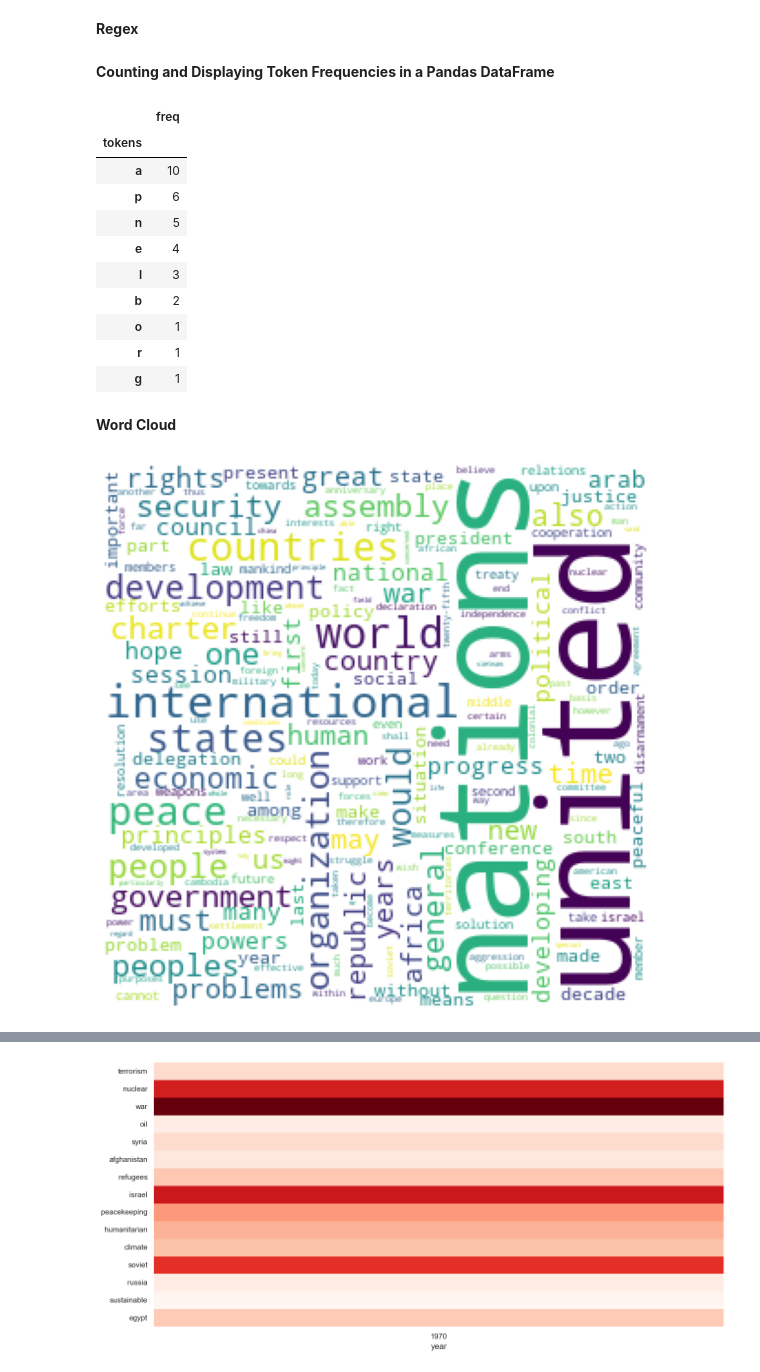
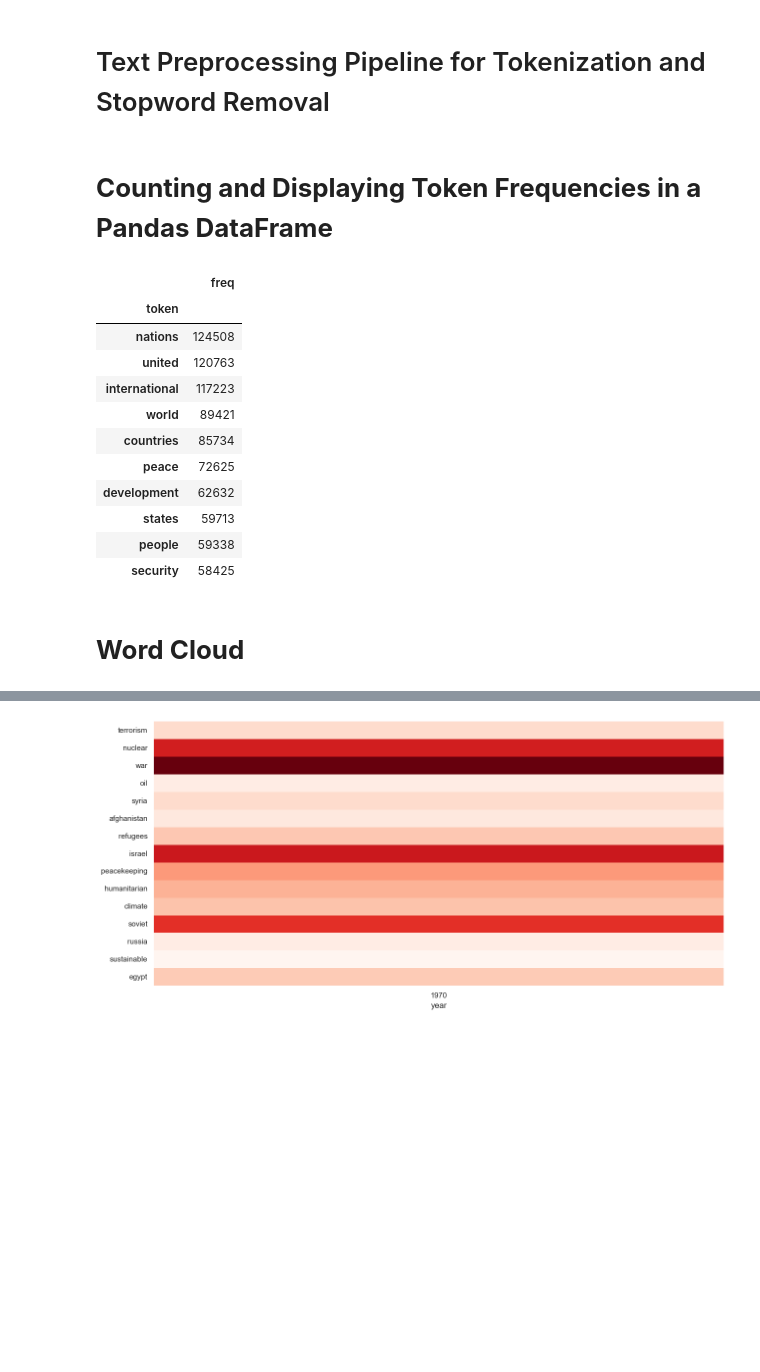
Before and after one commit to KeerthiR02/TextBasedAnalysis, a Jupyter notebook: Classwork 3 (2).ipynb, the cells around one changed output, grey strips where cells are left out. Drawn from its saved outputs; the diff is of its cells as text; code cells hidden in the pictures; blank space fills up the shorter version.

```diff
--- a/Classwork 3 (2).ipynb
+++ b/Classwork 3 (2).ipynb
@@ -37,7 +37,7 @@ print(stopwords)
 [nltk_data]     C:\Users\keert\AppData\Roaming\nltk_data...
 [nltk_data]   Package stopwords is already up-to-date!
 # %% [markdown]
-**Regex**
+# Text Preprocessing Pipeline for Tokenization and Stopword Removal
 # %%
 import regex as re
 def tokenize(text):
@@ -52,47 +52,29 @@ def prepare(text, pipeline):
   return tokens
 df['tokens'] = df['text'].apply(prepare, pipeline=pipeline)
 # %% [markdown]
-**Counting and Displaying Token Frequencies in a Pandas DataFrame**
+# **Counting and Displaying Token Frequencies in a Pandas DataFrame**
 # %%
-import pandas as pd
 from collections import Counter
-
-# Assuming df is your DataFrame with a column named 'tokens'
-# Replace this sample data with your actual DataFrame
-data = {'tokens': ['apple', 'banana', 'apple', 'orange', 'banana', 'apple']}
-df = pd.DataFrame(data)
-
 counter = Counter()
 df['tokens'].map(counter.update)
-freq_df = pd.DataFrame.from_dict(counter, orient='index', columns=['freq'])
-freq_df = freq_df[freq_df['freq'] >= 1]
-freq_df.index.name = 'tokens'
+freq_df = pd.DataFrame.from_dict(counter, orient='index',
+columns=['freq'])
+freq_df = freq_df.query('freq >= 1')
+freq_df.index.name = 'token'
 freq_df = freq_df.sort_values('freq', ascending=False)
 freq_df.head(10)
 # %% [output]
 |  | freq |
-| tokens |  |
-| a | 10 |
-| p | 6 |
-| n | 5 |
-| e | 4 |
-| l | 3 |
-| b | 2 |
-| o | 1 |
-| r | 1 |
-| g | 1 |
+| token |  |
+| nations | 124508 |
+| united | 120763 |
+| international | 117223 |
+| world | 89421 |
+| countries | 85734 |
+| peace | 72625 |
+| development | 62632 |
+| states | 59713 |
+| people | 59338 |
+| security | 58425 |
 # %% [markdown]
-**Word Cloud**
+# **Word Cloud**
-# %%
-from wordcloud import WordCloud
-from matplotlib import pyplot as plt
-wc = WordCloud(background_color='white', width = 300, height=300, margin=2)
-wc.fit_words(freq_df['freq'].to_dict() )
-plt.figure(figsize = (8, 8), facecolor = None)
-plt.imshow(wc)
-plt.axis("off")
-plt.tight_layout(pad = 0)
-
-plt.show()
-# %% [output]
-[figure, removed]
```
Also changed, not shown: parts of 16 cells of this notebook.
